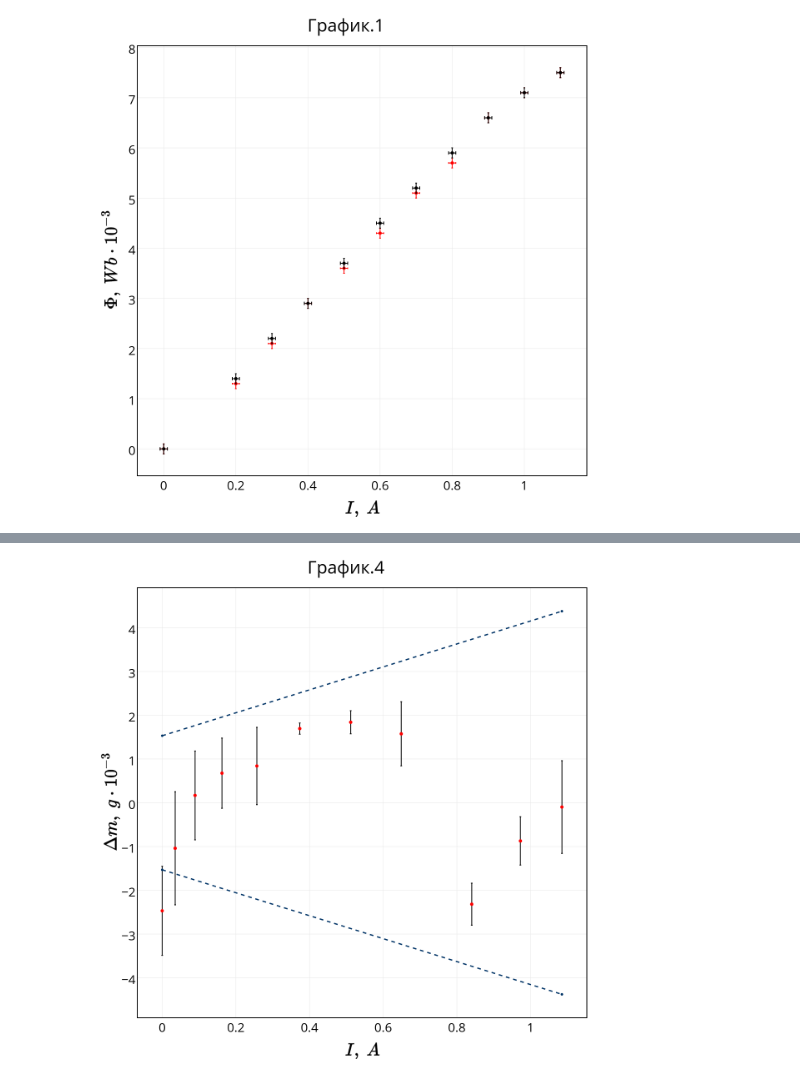
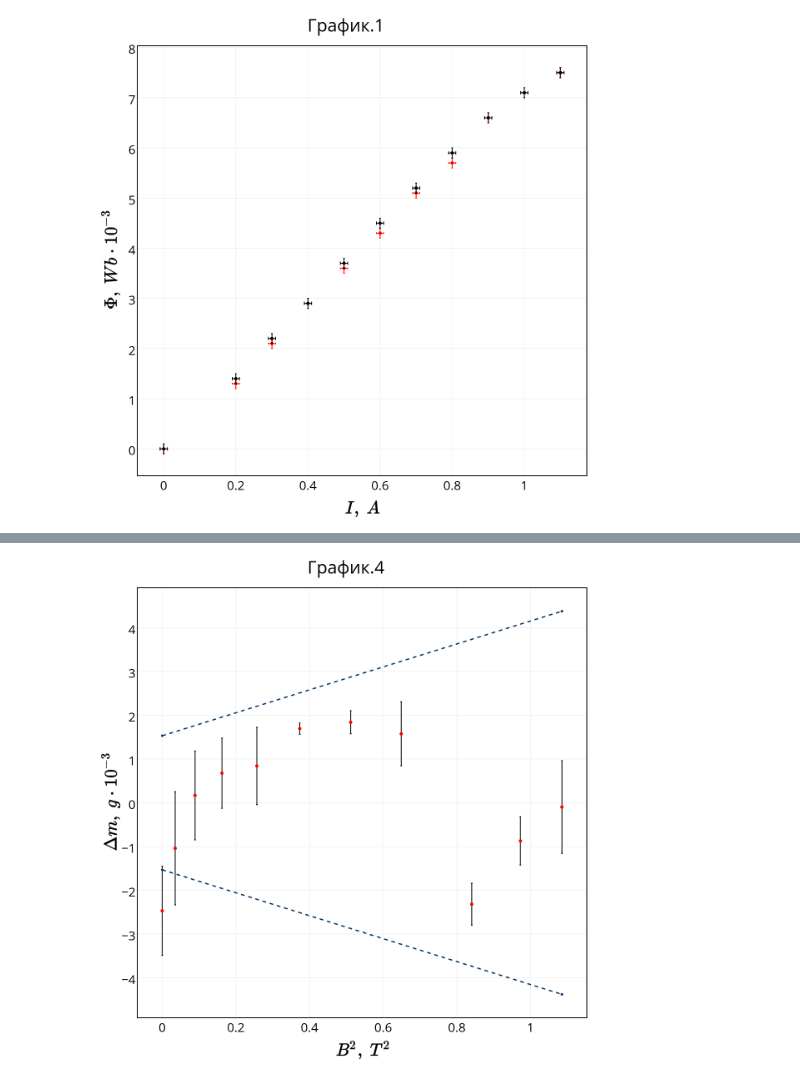
Before and after one commit to heyfaraday/labs_3sem, a Jupyter notebook: 3.4.1/analysis.ipynb, the cells around one changed output, grey strips where cells are left out. Drawn from its saved outputs; the diff is of its cells as text; code cells hidden in the pictures.

```diff
--- a/3.4.1/analysis.ipynb
+++ b/3.4.1/analysis.ipynb
@@ -569,7 +570,7 @@ layout = go.Layout(
     showlegend=False,
     paper_bgcolor = '#ffffff',
     xaxis = dict(
-        title = '$I,~A$',
+        title = '$B^2,~T^2$',
         #range = [0, 70],
         zeroline = False,
         ticklen = 0,
@@ -586,31 +587,31 @@ layout = go.Layout(
         title = '$\Delta {m},~g \cdot 10^{-3} $',
         #range = [0, 7],
         zeroline = False,
         ticklen = 0,
         color = '#000000',
         mirror = True,
         showline = True,
         linewidth = 2,
         titlefont = dict(
             size = 40,
             color = '#000000'
             )
     ),
     margin = dict(
         l = 100,
         r = 23,
         t = 70,
         b = 100,
         pad = 0
     )
 
 )
 
 fig = go.Figure(data=trace0, layout=layout)
 #py.iplot(figure, filename='basic-error-bar')
 py.image.save_as(fig, 'my_plot4.png')
 #! open my_plot.png
 from IPython.display import Image
 Image("my_plot4.png", width=500)
 # %% [output]
-[figure, old version]
+[figure, new version]
```
Also changed, not shown: parts of 7 cells of this notebook, 8 other files.
